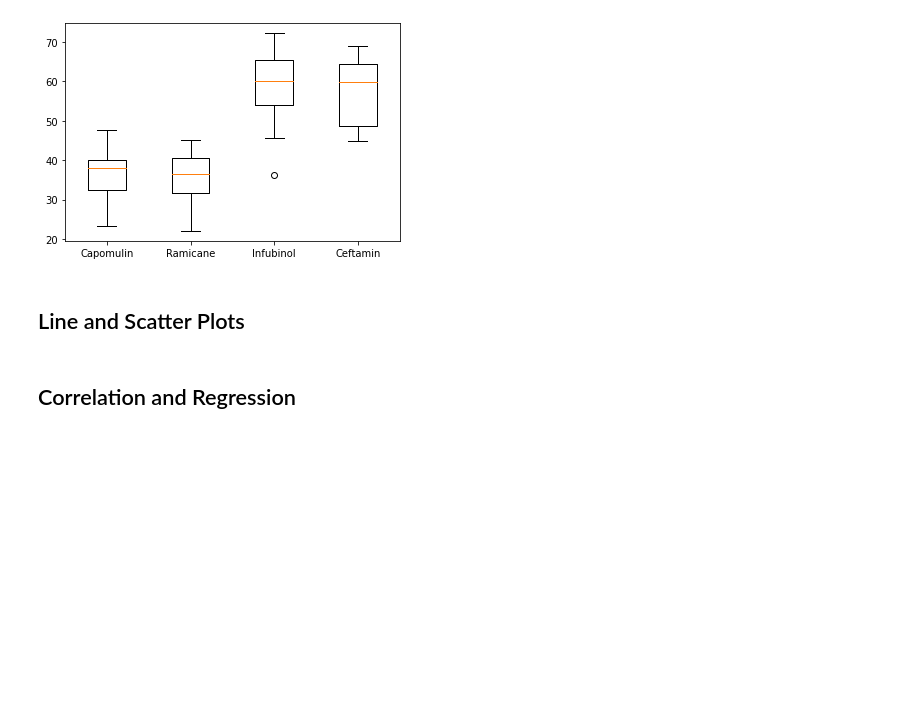
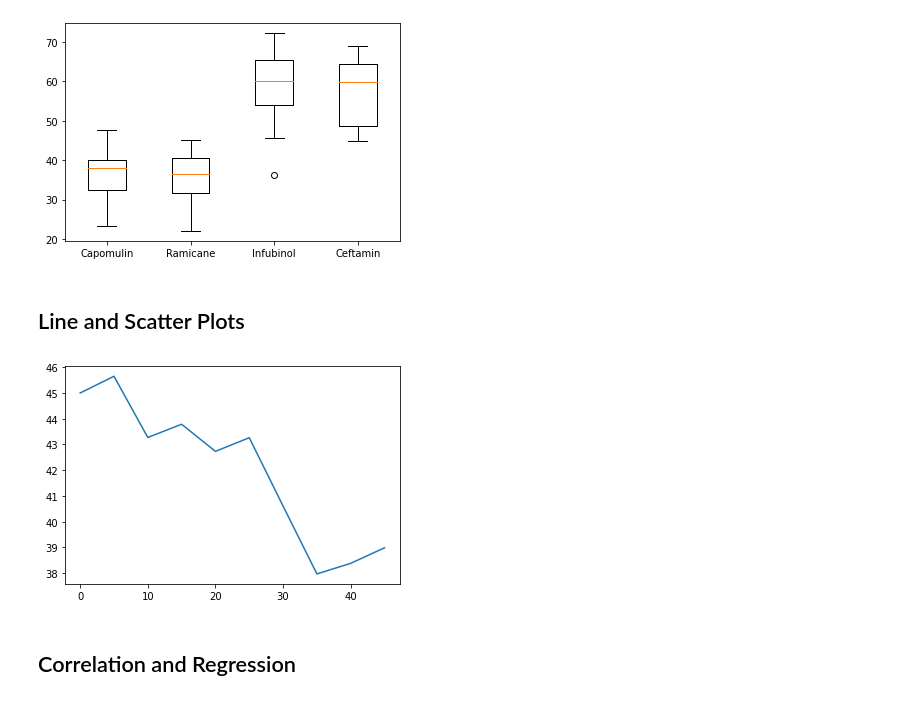
Before and after one commit to Shayoconnell7/pymaceuticals_challenge, a Jupyter notebook: pymaceuticals_challenge.ipynb, the cells around one changed output. Cells and saved outputs as stored; diff of their text form; code cells hidden in the pictures; blank space fills up the shorter version.

```diff
--- a/pymaceuticals_challenge.ipynb
+++ b/pymaceuticals_challenge.ipynb
@@ -290,6 +273,16 @@ plt.show()
 ## Line and Scatter Plots
 # %%
 # Generate a line plot of time point versus tumor volume for a mouse treated with Capomulin
+id_index = merged_data_id.set_index("Mouse ID")
+
+mouse_id = 'b128'
+individual_time = id_index.loc[mouse_id,["Timepoint"]]
+individual_volume = id_index.loc[mouse_id,["Tumor Volume (mm3)"]]
+
+plt.plot(individual_time, individual_volume, label="Tumor Volume Over Time")
+plt.show()
+# %% [output]
+[figure, added]
 # %%
 # Generate a scatter plot of mouse weight versus average tumor volume for the Capomulin regimen
 # %% [markdown]
```
Also changed, not shown: parts of 6 cells of this notebook.
